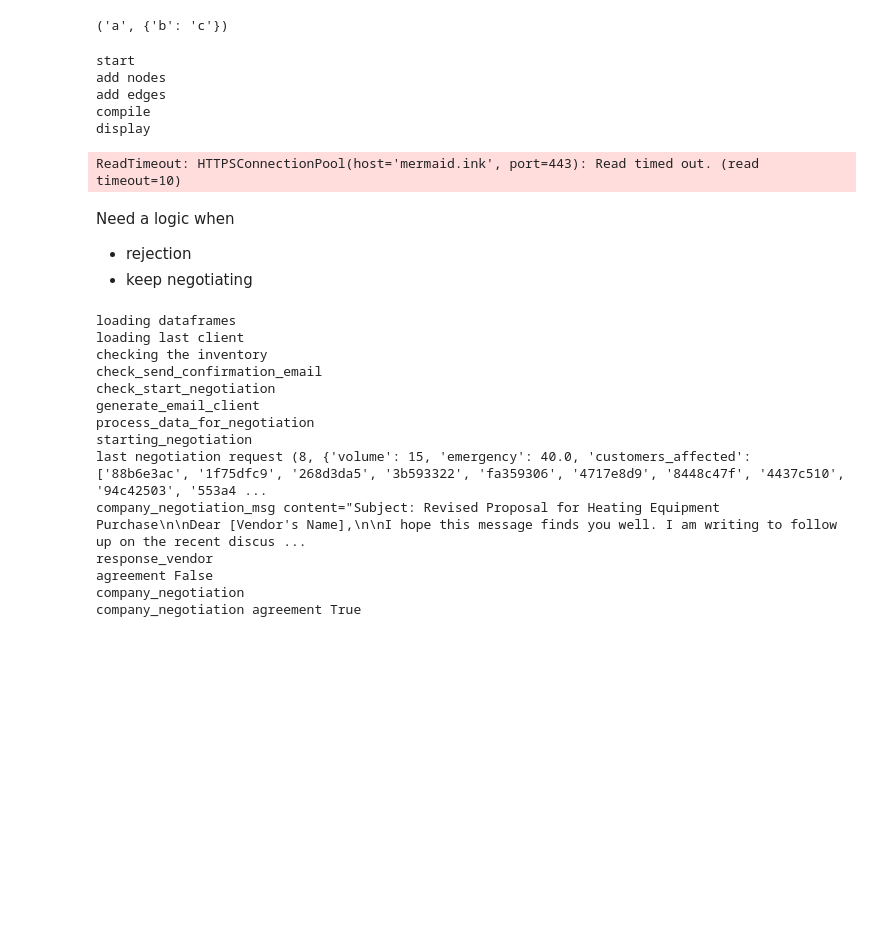
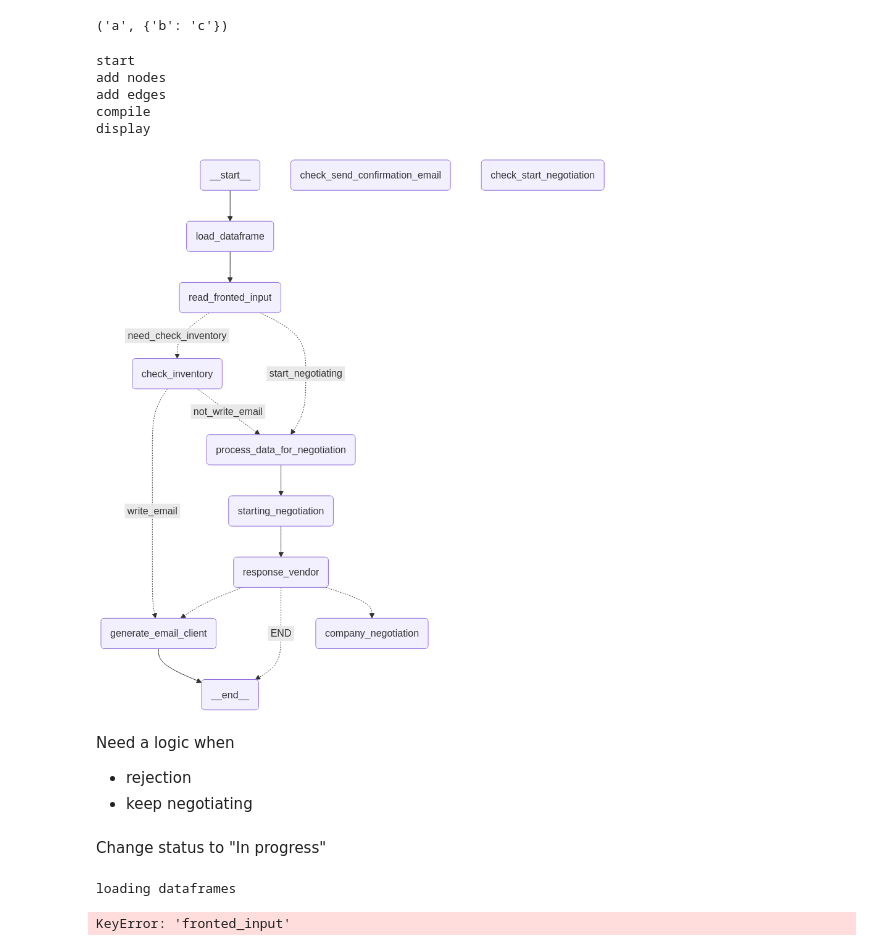
Before and after one commit to nursaltyn/ai_powered_client_maintanence, a Jupyter notebook: pipeline.ipynb, the cells around one changed output. Cells and saved outputs as stored; diff of their text form; code cells hidden in the pictures; blank space fills up the shorter version.

```diff
--- a/pipeline.ipynb
+++ b/pipeline.ipynb
@@ -33,3 +35,5 @@ print(root_path)
 /Users/nursulusagimbayeva/Downloads/ai_powered_client_maintanence/ai_powered_client_maintanence
 # %% [markdown]
 Load the LLM
+# %%
+df_product = aggregated_df[aggregated_df['Product'] == 1]
@@ -35,0 +78,7 @@ Load the LLM
+# %%
+data = pd.read_csv('data/client_requests.csv')
+# %%
+data["Solved"] = data["Solved"].astype(bool)
+unsolved_data = data[data["Solved"] == False]
+# Aggregate by Product (counting the number of requests per product)
+aggregated_df = unsolved_data.groupby("Product").agg(lambda x: list(x)).reset_index()
@@ -373,7 +470,6 @@ workflow = StateGraph(State)
 print('add nodes')
 workflow.add_node("load_dataframe", load_dataframe)  # Load DataFrame first
 workflow.add_node("read_fronted_input", read_fronted_input)
-workflow.add_node("load_last_client", load_last_client)  # Load DataFrame first
 workflow.add_node("check_inventory", check_inventory)
 workflow.add_node("check_send_confirmation_email", check_send_confirmation_email)
 workflow.add_node("check_start_negotiation", check_start_negotiation)
@@ -393,84 +489,74 @@ print('add edges')
 workflow.add_edge(START, "load_dataframe")
 # After loading, check the inventory
 workflow.add_edge("load_dataframe", "read_fronted_input")
-# Check if it was negotiation/client
+
+# if the input is client -> check inventory, if negotiation request -> start negotiation
 workflow.add_conditional_edges(
-    "check_inventory", check_send_confirmation_email, {"write_email": "generate_email_client", "not_write_email": 'starting_negotiation'}
+    "read_fronted_input", check_frontend_input, {"need_check_inventory": "check_inventory", "start_negotiating": 'process_data_for_negotiation'}
 )
 
-workflow.add_edge("load_dataframe", "load_last_client")
-workflow.add_edge("load_last_client", "check_inventory")
+# If inventory was sufficient -> write an email to client, if not - start negotiating
 workflow.add_conditional_edges(
-    "check_inventory", check_send_confirmation_email, {"write_email": "generate_email_client", "not_write_email": 'starting_negotiation'}
+    "check_inventory", check_send_confirmation_email, {"write_email": "generate_email_client", "not_write_email": 'process_data_for_negotiation'}
 )
 
-workflow.add_conditional_edges(
-    "check_inventory", check_start_negotiation, {"starting_negotiation": "process_data_for_negotiation", "not_start_negotiation": END}
-)
+
 workflow.add_edge("process_data_for_negotiation", "starting_negotiation")
 
 workflow.add_edge("starting_negotiation", "response_vendor")
 # TODO: add parsing deals numbers
 # workflow.add_edge("parse_deals", "response_vendor")
 
 workflow.add_conditional_edges(
     "response_vendor",
-    lambda state: "generate_email_client" if state["agreement_reached"] else (
-        END if state["negotiation_attempts"] >= 3 else "company_negotiation"
+    lambda state: "generate_email_client" if state.get("agreement_reached") else (
+        "END" if state.get("negotiation_attempts", 0) >= 3 else "company_negotiation"
     ),
-    {"generate_email_client": "generate_email_client", END: END, "company_negotiation": "company_negotiation"}
+    {"generate_email_client": "generate_email_client", "END": END, "company_negotiation": "company_negotiation"}
 )
+
 
 # After company negotiation, parse new deal terms before going back to the vendor
 # workflow.add_edge("company_negotiation", "parse_deals")
 
 # Continue to contract signing if agreement is reached
 # workflow.add_edge("sign_a_contract", END)
 
 
 workflow.add_edge("generate_email_client", END)
 
 # Compile
 print('compile')
 chain = workflow.compile()
 
 print('display')
 # Show workflow
-# display(Image(chain.get_graph().draw_mermaid_png()))
+display(Image(chain.get_graph().draw_mermaid_png()))
 # %% [output]
 start
 add nodes
 add edges
 compile
 display
-ReadTimeout: HTTPSConnectionPool(host='mermaid.ink', port=443): Read timed out. (read timeout=10)
+[figure, added]
 # %% [markdown]
 Need a logic when
 - rejection
 - keep negotiating
+# %% [markdown]
+Change status to "In progress"
 # %%
 initial_state = State({
-    "agreement_reached": False,
     "negotiation_attempts": 0,
+    "fronted_input": {'type': 'negotiation'},
+    "agreement_reached": None,
     # Add any other necessary keys and initial values
 })
 
 final_state = chain.invoke(initial_state)
 # %% [output]
 loading dataframes
-loading last client
-checking the inventory
-check_send_confirmation_email
-check_start_negotiation
-generate_email_client
-process_data_for_negotiation
-starting_negotiation
-last negotiation request (8, {'volume': 15, 'emergency': 40.0, 'customers_affected': ['88b6e3ac', '1f75dfc9', '268d3da5', '3b593322', 'fa359306', '4717e8d9', '8448c47f', '4437c510', '94c42503', '553a4 ...
-company_negotiation_msg content="Subject: Revised Proposal for Heating Equipment Purchase\n\nDear [Vendor's Name],\n\nI hope this message finds you well. I am writing to follow up on the recent discus ...
-response_vendor
-agreement False
-company_negotiation
-company_negotiation agreement True
+KeyError: 'fronted_input'
 # %%
 # Graph state
 class State(TypedDict):
```
Also changed, not shown: parts of 11 cells of this notebook, 7 other files.
